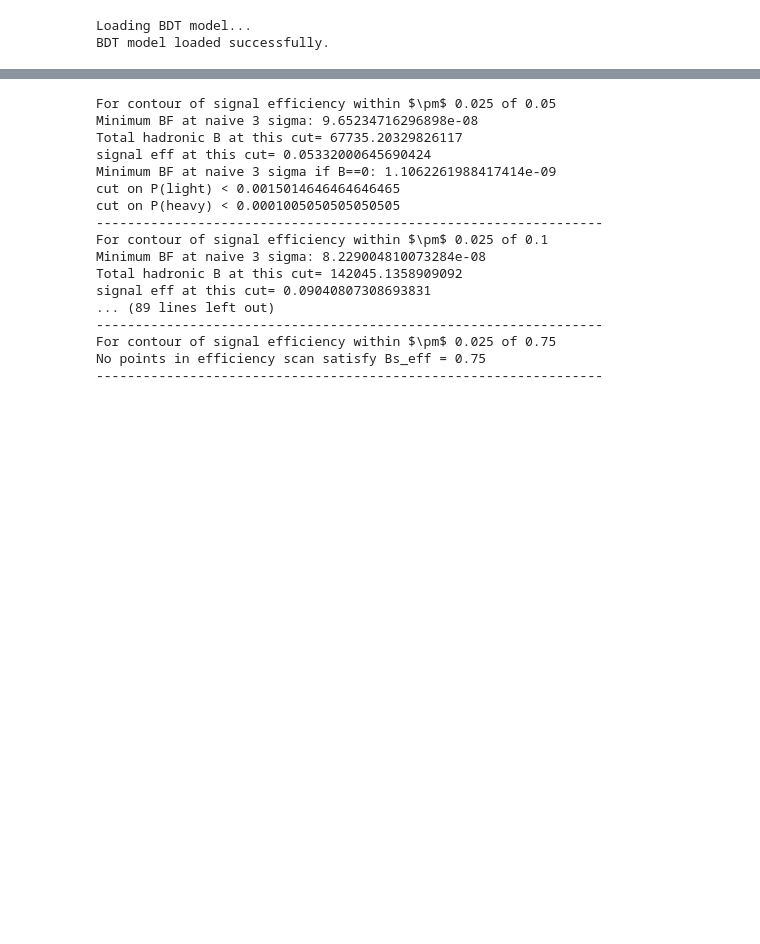
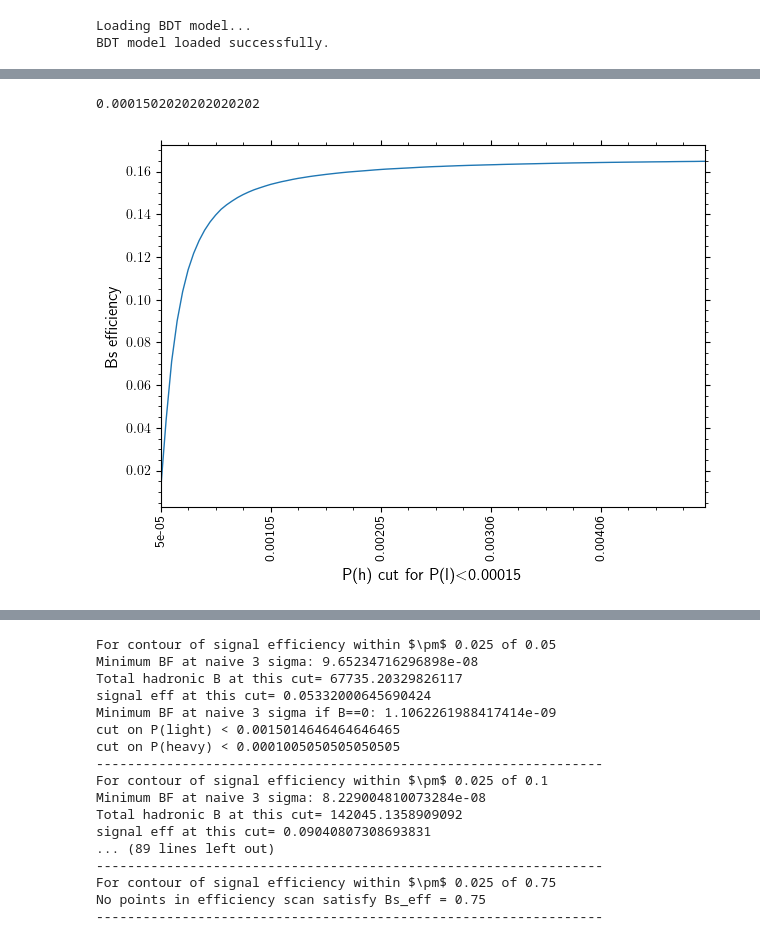
Before and after one commit to RMangrulkar/FCCAnalyses, a Jupyter notebook: examples/FCCee/flavour/B2Inv/2d_bdt_cut_investigation.ipynb, the cells around one changed output, grey strips where cells are left out. Cells and saved outputs as stored; diff of their text form; code cells hidden in the pictures; blank space fills up the shorter version.

```diff
--- a/examples/FCCee/flavour/B2Inv/2d_bdt_cut_investigation.ipynb
+++ b/examples/FCCee/flavour/B2Inv/2d_bdt_cut_investigation.ipynb
@@ -314,0 +337,17 @@ plt.show()
+# %%
+l=2
+print(l_elements[2])
+plt.plot(eff_dict['p8_ee_Zbb_ecm91_EvtGen_Bs2NuNu'][l,:])
+h_elements = sorted(list(set(h_arr)))
+
+# Set tick labels for every 10th bin
+xtick_indices = np.arange(0, len(h_elements), round(len(h_elements)/5))
+
+# Use ytick_indices and xtick_indices to set the ticks
+plt.xticks(xtick_indices, [round(h_elements[i],5) for i in xtick_indices], rotation=90)
+plt.xlabel(r'P(h) cut for P(l)$<$'+f'{round(l_elements[l],6)}')
+plt.ylabel(f'Bs efficiency')
+plt.show()
+# %% [output]
+0.0001502020202020202
+[figure, added]
```
Also changed, not shown: parts of 16 cells of this notebook.
